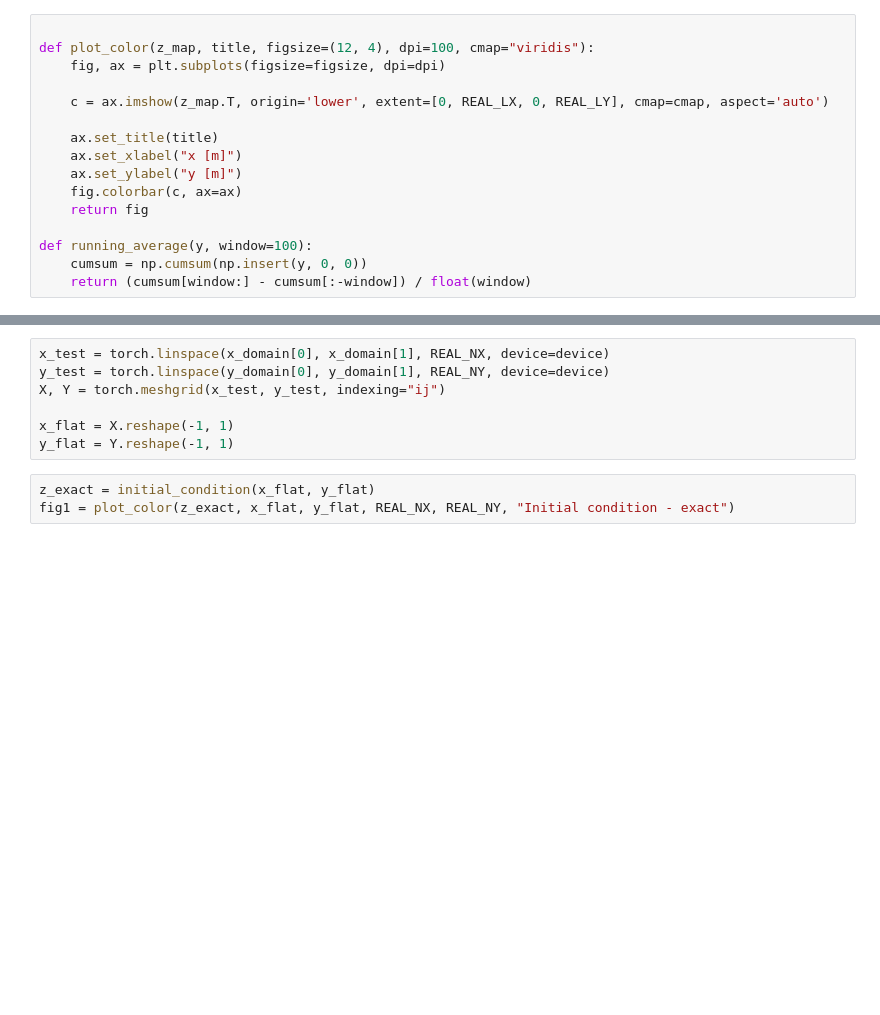
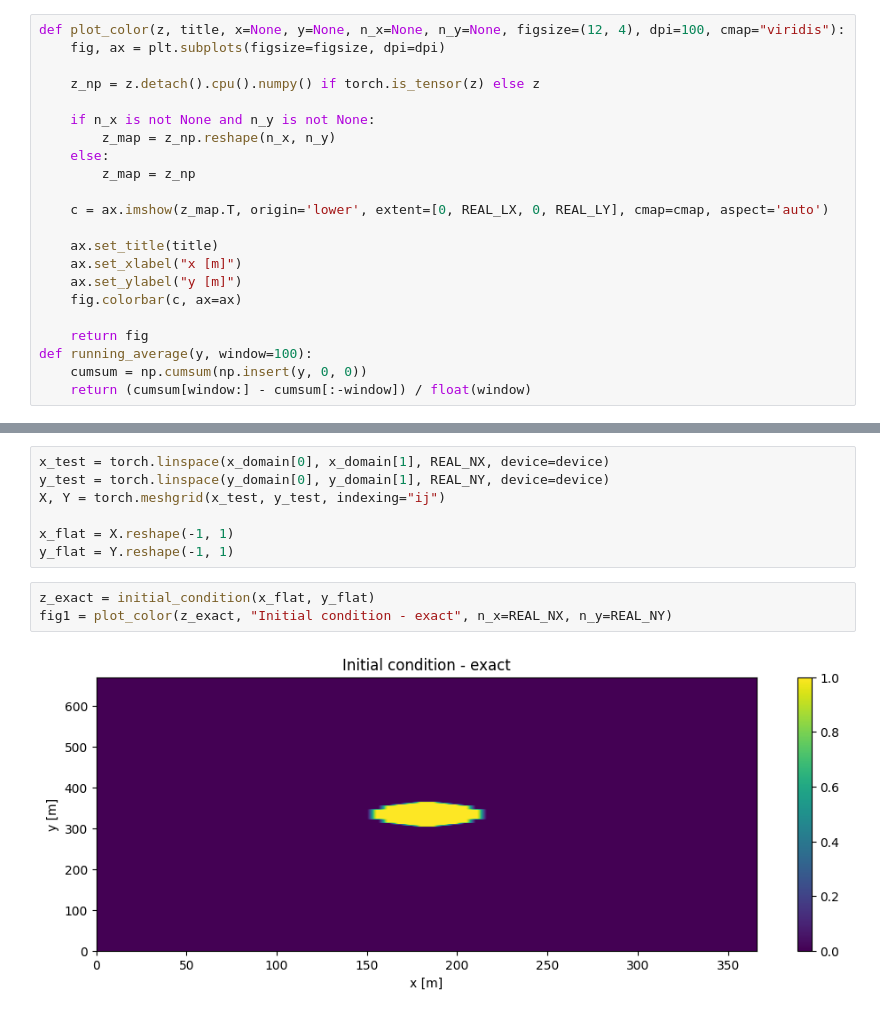
Before and after one commit to Kamicia8/pinn_oil_extr_sim, a Jupyter notebook: maczuga_pinn/pinn_kq_grid.ipynb, the cells around one changed output, grey strips where cells are left out. Saved outputs shown, nothing was run; the diff lists cells and outputs as text; blank space fills up the shorter version.

```diff
--- a/maczuga_pinn/pinn_kq_grid.ipynb
+++ b/maczuga_pinn/pinn_kq_grid.ipynb
@@ -418,9 +432,15 @@ def get_pinn_map(model, t_value):
 # %% [markdown]
 ## Plotting functions
 # %%
+def plot_color(z, title, x=None, y=None, n_x=None, n_y=None, figsize=(12, 4), dpi=100, cmap="viridis"):
+    fig, ax = plt.subplots(figsize=figsize, dpi=dpi)
 
-def plot_color(z_map, title, figsize=(12, 4), dpi=100, cmap="viridis"):
-    fig, ax = plt.subplots(figsize=figsize, dpi=dpi)
+    z_np = z.detach().cpu().numpy() if torch.is_tensor(z) else z
+
+    if n_x is not None and n_y is not None:
+        z_map = z_np.reshape(n_x, n_y)
+    else:
+        z_map = z_np
 
     c = ax.imshow(z_map.T, origin='lower', extent=[0, REAL_LX, 0, REAL_LY], cmap=cmap, aspect='auto')
 
@@ -428,8 +448,8 @@ def plot_color(z_map, title, figsize=(12, 4), dpi=100, cmap="viridis"):
     ax.set_xlabel("x [m]")
     ax.set_ylabel("y [m]")
     fig.colorbar(c, ax=ax)
+
     return fig
-
 def running_average(y, window=100):
     cumsum = np.cumsum(np.insert(y, 0, 0))
     return (cumsum[window:] - cumsum[:-window]) / float(window)
@@ -522,7 +547,9 @@ x_flat = X.reshape(-1, 1)
 y_flat = Y.reshape(-1, 1)
 # %%
 z_exact = initial_condition(x_flat, y_flat)
-fig1 = plot_color(z_exact, x_flat, y_flat, REAL_NX, REAL_NY, "Initial condition - exact")
+fig1 = plot_color(z_exact, "Initial condition - exact", n_x=REAL_NX, n_y=REAL_NY)
+# %% [output]
+[figure, added]
 # %%
 t_zero = torch.zeros_like(x_flat)
 z_pinn = pinn(x_flat, y_flat, t_zero)
```
Also changed, not shown: parts of 16 cells of this notebook, 3 other files.
